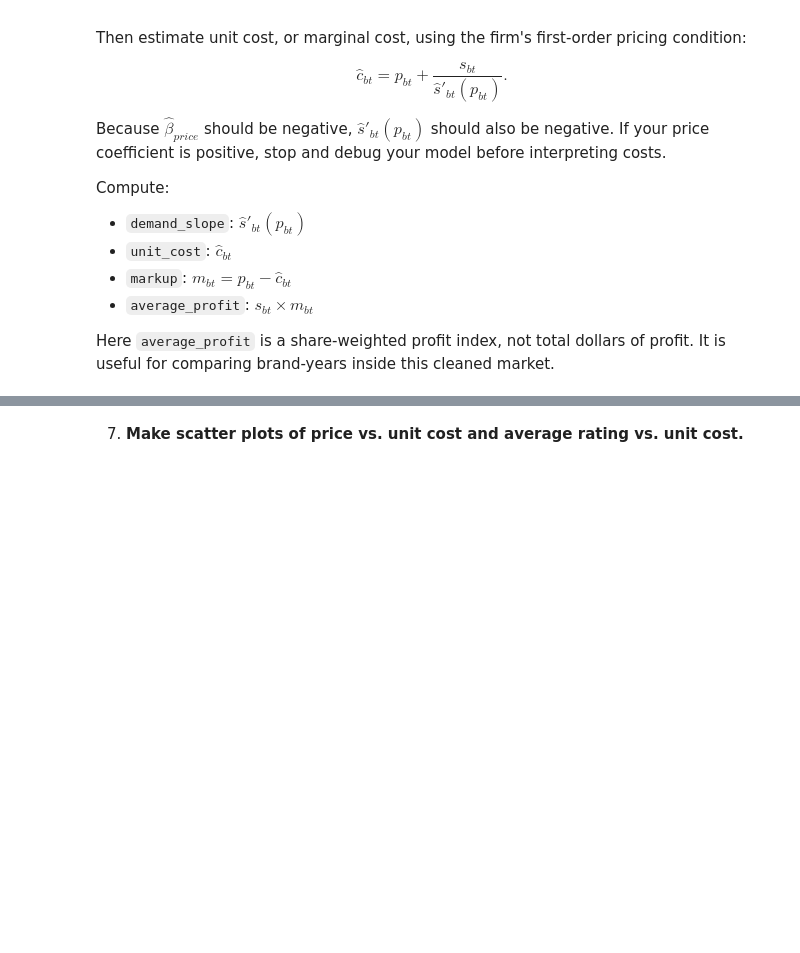
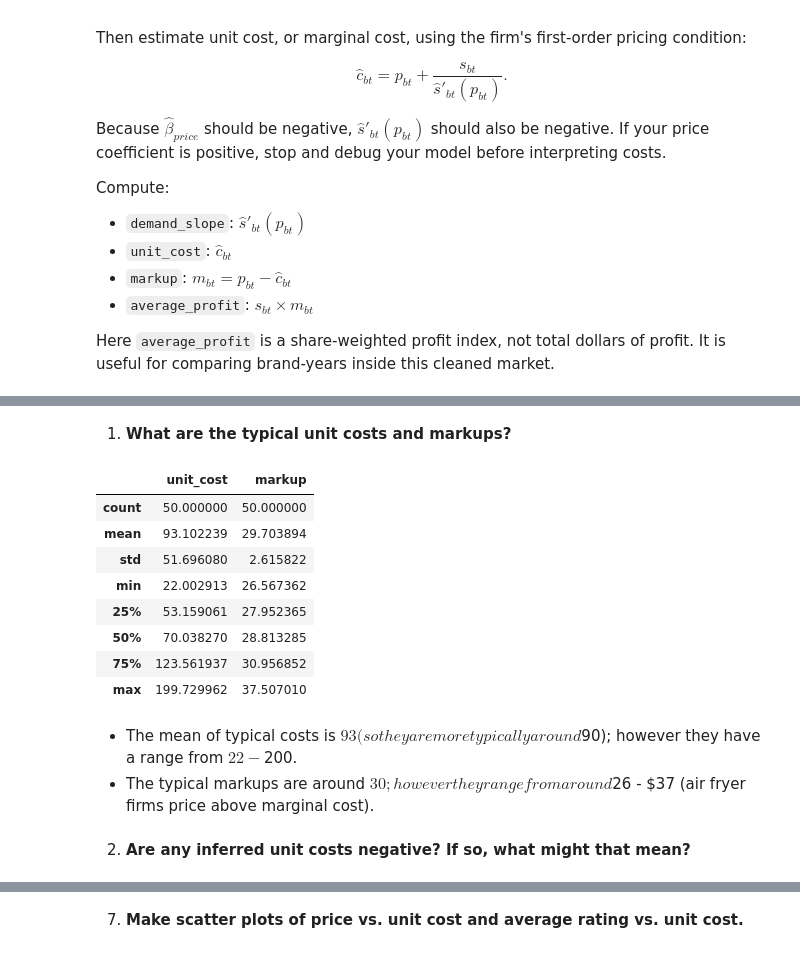
Before and after one commit to MadelineHeathh/ds3021finalproject, a Jupyter notebook: demand_estimation_lab.ipynb, the cells around one changed output, grey strips where cells are left out. Drawn from its saved outputs; the diff is of its cells as text; code cells hidden in the pictures; blank space fills up the shorter version.

```diff
--- a/demand_estimation_lab.ipynb
+++ b/demand_estimation_lab.ipynb
@@ -297,0 +336,21 @@ Here `average_profit` is a share-weighted profit index, not total dollars of pro
+# %% [markdown]
+
+1. **What are the typical unit costs and markups?**
+# %%
+results[["unit_cost", "markup"]].describe()
+# %% [output]
+|  | unit_cost | markup |
+| count | 50.000000 | 50.000000 |
+| mean | 93.102239 | 29.703894 |
+| std | 51.696080 | 2.615822 |
+| min | 22.002913 | 26.567362 |
+| 25% | 53.159061 | 27.952365 |
+| 50% | 70.038270 | 28.813285 |
+| 75% | 123.561937 | 30.956852 |
+| max | 199.729962 | 37.507010 |
+# %% [markdown]
+- The mean of typical costs is $93 (so they are more typically around $90); however they have a range from $22 - $200.
+- The typical markups are around $30; however they range from around $26 - $37 (air fryer firms price above marginal cost).
+# %% [markdown]
+
+2. **Are any inferred unit costs negative? If so, what might that mean?**
```
Also changed, not shown: parts of 20 cells of this notebook.
